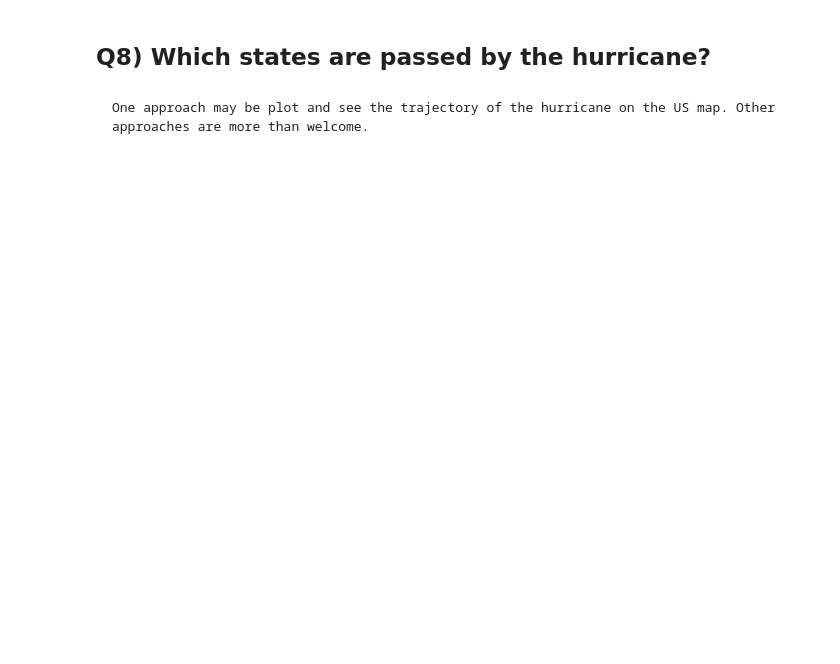
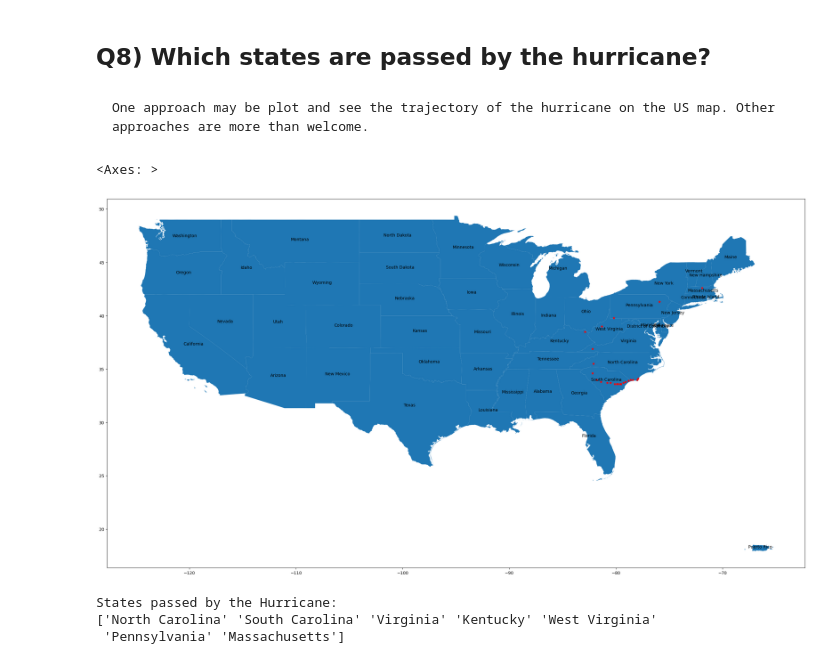
Before and after one commit to David-Soldini/2023_Intro_Python, a Jupyter notebook: ML_EES/IP/W3_S2.ipynb, the cells around one changed output. Drawn from its saved outputs; the diff is of its cells as text; code cells hidden in the pictures; blank space fills up the shorter version.

````diff
--- a/ML_EES/IP/W3_S2.ipynb
+++ b/ML_EES/IP/W3_S2.ipynb
@@ -121,11 +213,28 @@ One approach may be plot and see the trajectory of the hurricane on the US map.
 ```
 # %%
 # Plot the US states without Alaska and Hawaii
-df = country[country[____].isin([____,____]) == False]
+df = country[country['NAME'].isin(['Alaska','Hawaii']) == False]
 ax = df.plot(figsize=(30,20))
 #  Annotate the US states with their names
-_ = df.apply(lambda x: ax.____(s=x['NAME'], xy=x.geometry.centroid.coords[0], ha='center'), axis=1)
+df.apply(lambda x: ax.annotate(text=x['NAME'], xy=x.geometry.centroid.coords[0], ha='center'), axis=1)
 # Select the hurricane trajectory points inside the US boundary with the overlay operation
-res_intersection = gdf_florence.____(country, how='intersection')
+res_intersection = gdf_florence.overlay(country, how='intersection')
 # Plot the hurricane trajectory inside US boundary
-____.plot(ax=ax, color='red', marker="*", markersize=25)
+res_intersection.plot(ax=ax, color='red', marker="*", markersize=25)
+# %% [output]
+<Axes: >
+[figure, added]
+# %%
+# Select the hurricane trajectory points inside the US boundary with the overlay operation
+res_intersection = gpd.overlay(gdf_florence, country, how='intersection')
+
+# Identify the states passed by the hurricane
+states_passed = res_intersection['NAME'].unique()
+
+# Print the list of states
+print('States passed by the Hurricane:')
+print(states_passed)
+# %% [output]
+States passed by the Hurricane:
+['North Carolina' 'South Carolina' 'Virginia' 'Kentucky' 'West Virginia'
+ 'Pennsylvania' 'Massachusetts']
````
Also changed, not shown: parts of 13 cells of this notebook.
